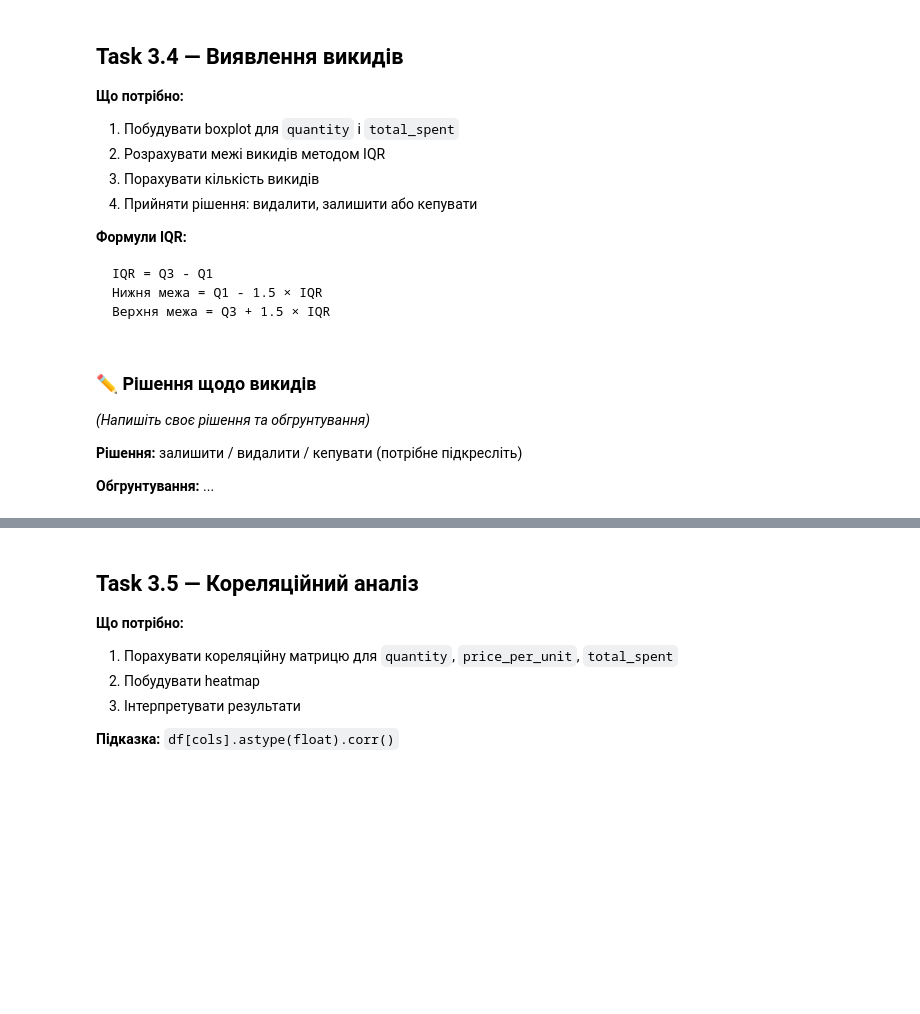
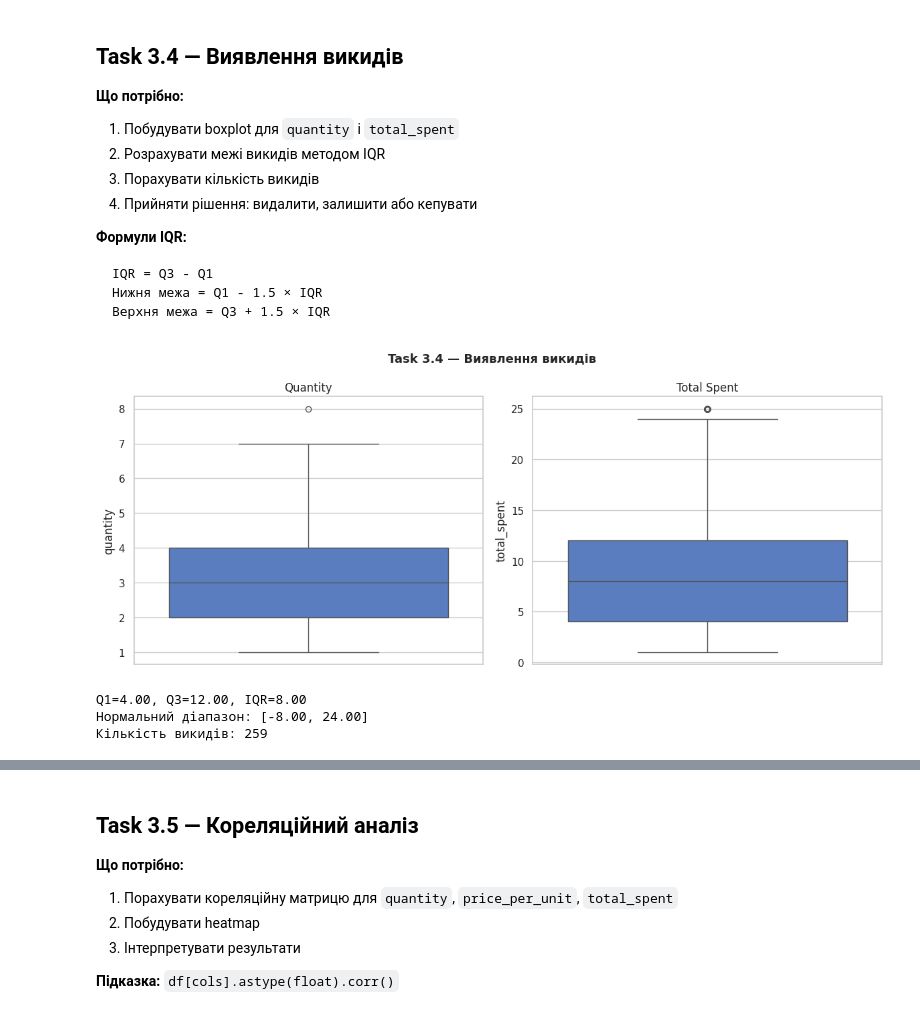
Before and after one commit to Wilson1994/Analysis_Cafe_Sales, a Jupyter notebook: cafe_eda_workbook_version2.ipynb, the cells around one changed output, grey strips where cells are left out. Drawn from its saved outputs; the diff is of its cells as text; code cells hidden in the pictures; blank space fills up the shorter version.

```diff
--- a/cafe_eda_workbook_version2.ipynb
+++ b/cafe_eda_workbook_version2.ipynb
@@ -747,37 +840,46 @@ IQR = Q3 - Q1
 # %%
 fig, axes = plt.subplots(1, 2, figsize=(12, 5))
 fig.suptitle('Task 3.4 — Виявлення викидів', fontsize=13, fontweight='bold')
 
 # Boxplot для quantity
 # Підказка: sns.boxplot(y=df['quantity'].astype(float), ax=axes[0], color='lightblue', ...)
 # ВАШ КОД ТУТ
+sns.boxplot(
+    y=df['quantity'].astype(float),
+    ax=axes[0]
+)
+
 axes[0].set_title('Quantity')
 
 # Boxplot для total_spent
 # ВАШ КОД ТУТ
+sns.boxplot(
+    y=df['total_spent'],
+    ax=axes[1]
+)
+
 axes[1].set_title('Total Spent')
 
 plt.tight_layout()
 plt.savefig('part3_task34.png', dpi=130, bbox_inches='tight')
 plt.show()
+# %% [output]
+[figure, added]
 # %%
 # Кількісний аналіз викидів методом IQR
-Q1  = # ВАШ КОД ТУТ  (25-й перцентиль total_spent)
-Q3  = # ВАШ КОД ТУТ  (75-й перцентиль)
-IQR = # ВАШ КОД ТУТ
+Q1  = df['total_spent'].quantile(0.25)
+Q3  = df['total_spent'].quantile(0.75)
+IQR = Q3 - Q1
 
-low  = # ВАШ КОД ТУТ  (нижня межа)
-high = # ВАШ КОД ТУТ  (верхня межа)
+low  = Q1 - 1.5 * IQR
+high = Q3 + 1.5 * IQR
 
-n_outliers = # ВАШ КОД ТУТ  (кількість значень поза межами)
+n_outliers = ((df['total_spent'] < low) | (df['total_spent'] > high)).sum()
 
 print(f'Q1={Q1:.2f}, Q3={Q3:.2f}, IQR={IQR:.2f}')
 print(f'Нормальний діапазон: [{low:.2f}, {high:.2f}]')
 print(f'Кількість викидів: {n_outliers}')
+# %% [output]
+Q1=4.00, Q3=12.00, IQR=8.00
+Нормальний діапазон: [-8.00, 24.00]
+Кількість викидів: 259
-# %% [markdown]
-### ✏️ Рішення щодо викидів
-*(Напишіть своє рішення та обгрунтування)*
-
-**Рішення:** залишити / видалити / кепувати (потрібне підкресліть)
-
-**Обгрунтування:** ...
```
Also changed, not shown: parts of 12 cells of this notebook.
